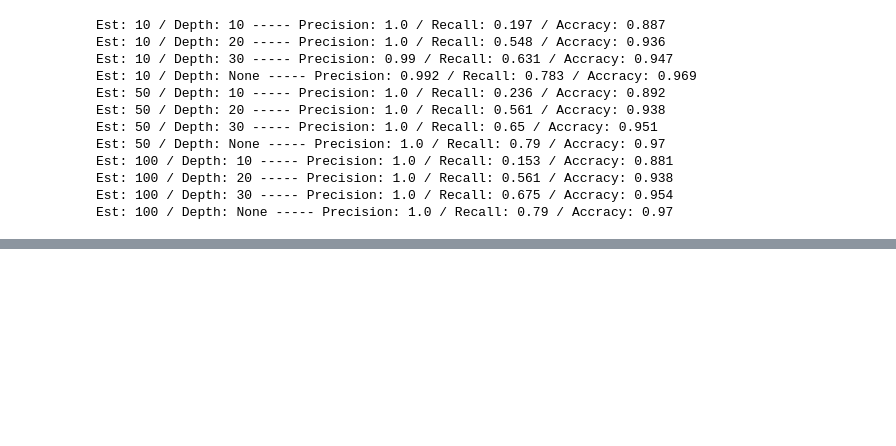
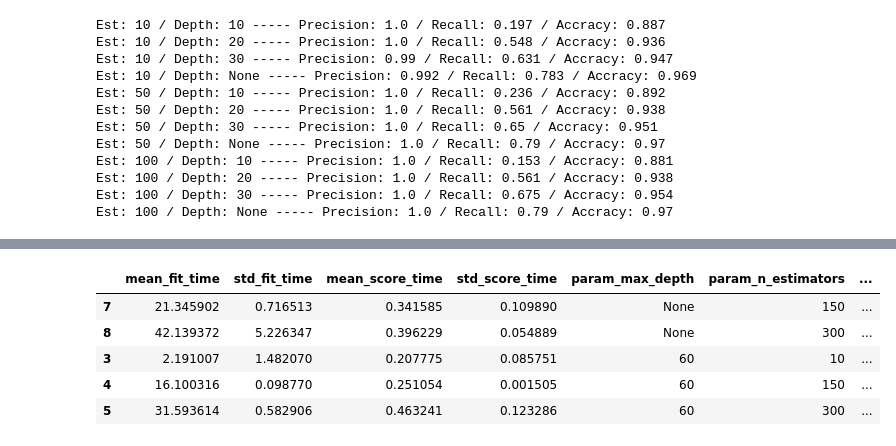
Before and after one commit to Msdot001/Alien_invasion_Game, a Jupyter notebook: NLP_Introduction.ipynb, the cells around one changed output, grey strips where cells are left out. Cells and saved outputs as stored; diff of their text form; code cells hidden in the pictures; blank space fills up the shorter version.

```diff
--- a/NLP_Introduction.ipynb
+++ b/NLP_Introduction.ipynb
@@ -1703,0 +1789,21 @@ Est: 100 / Depth: None ----- Precision: 1.0 / Recall: 0.79 / Accracy: 0.97
+# %%
+# Using CountVectorizer
+
+rf = RandomForestClassifier()
+param = {'n_estimators': [10, 150, 300],
+    'max_depth': [30, 60, None]}
+
+gs = GridSearchCV(rf, param, n_jobs=-1)
+
+# fit the mode
+gs_fit = gs.fit(X_count_feat, data['label'])
+
+# visual the result of the model, calling the cv.results_ method, and keep it into dataframe
+pd.DataFrame(gs_fit.cv_results_).sort_values('mean_test_score', ascending=False)[0:5]
+# %% [output]
+|  | mean_fit_time | std_fit_time | mean_score_time | std_score_time | param_max_depth | param_n_estimators | ... |
+| 7 | 21.345902 | 0.716513 | 0.341585 | 0.109890 | None | 150 | ... |
+| 8 | 42.139372 | 5.226347 | 0.396229 | 0.054889 | None | 300 | ... |
+| 3 | 2.191007 | 1.482070 | 0.207775 | 0.085751 | 60 | 10 | ... |
+| 4 | 16.100316 | 0.098770 | 0.251054 | 0.001505 | 60 | 150 | ... |
+| 5 | 31.593614 | 0.582906 | 0.463241 | 0.123286 | 60 | 300 | ... |
```
Also changed, not shown: parts of 27 cells of this notebook.
